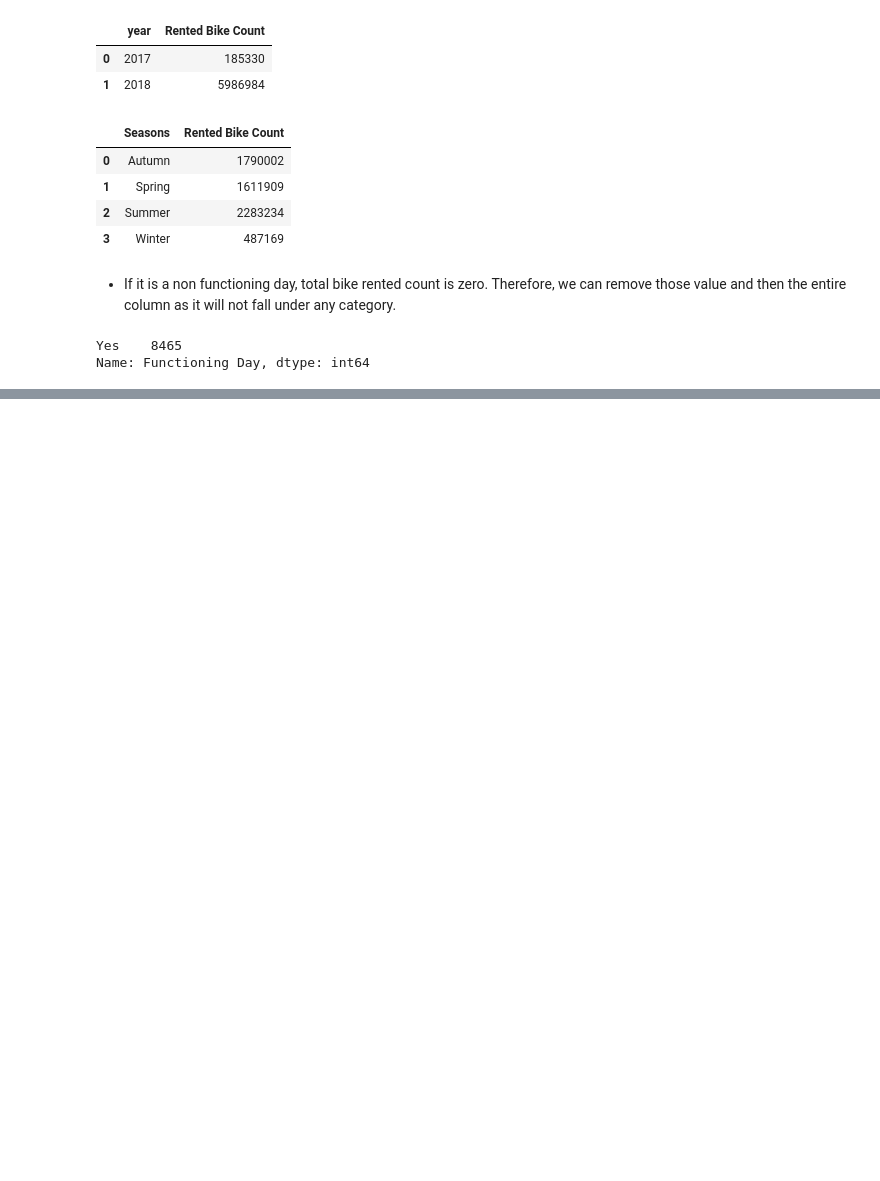
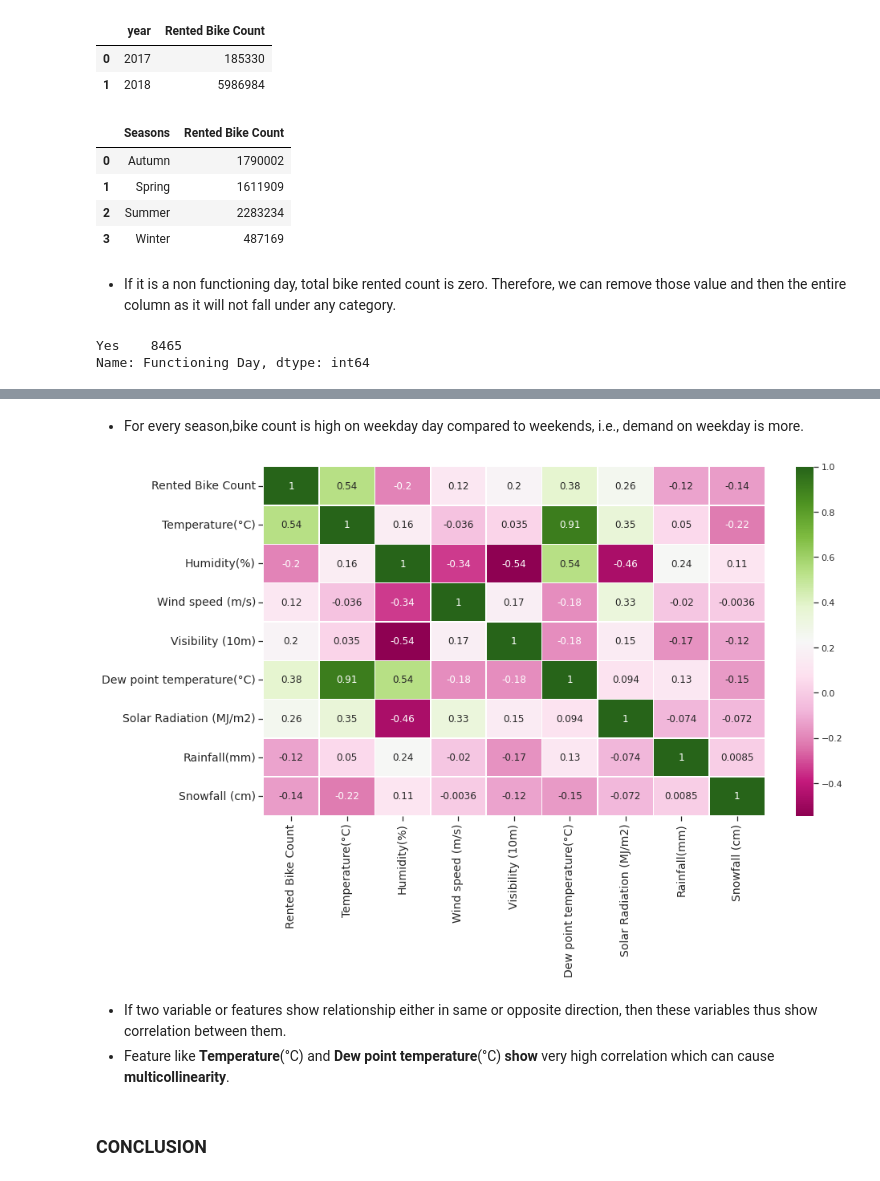
Before and after one commit to abhinav4201/Regression-Bike-Sharing-Demand-Prediction, a Jupyter notebook: Bike_Sharing_Demand_Prediction_Capstone_Project.ipynb, the cells around one changed output, grey strips where cells are left out. Drawn from its saved outputs; the diff is of its cells as text; code cells hidden in the pictures; blank space fills up the shorter version.

```diff
--- a/Bike_Sharing_Demand_Prediction_Capstone_Project.ipynb
+++ b/Bike_Sharing_Demand_Prediction_Capstone_Project.ipynb
@@ -427,0 +506,16 @@ Shape of new data : (8465, 16)
+# %% [markdown]
+* For every season,bike count is high on weekday day compared to weekends, i.e., demand on weekday is more.
+# %%
+# plotting heatmap with correlation value to check relation between multiple variable
+sns.set_context('notebook')
+plt.figure(figsize = (14,8))
+plt.xticks(fontsize= 14)
+plt.yticks(fontsize= 14)
+sns.heatmap(value.corr(), annot=True, linewidth=.5,cmap="PiYG");
+# %% [output]
+[figure, added]
+# %% [markdown]
+* If two variable or features show relationship either in same or opposite direction, then these variables thus show correlation between them.
+* Feature like **Temperature**(°C) and **Dew point temperature**(°C) **show** very high correlation which can cause **multicollinearity**.
+# %% [markdown]
+### **CONCLUSION**
```
Also changed, not shown: parts of 30 cells of this notebook.
